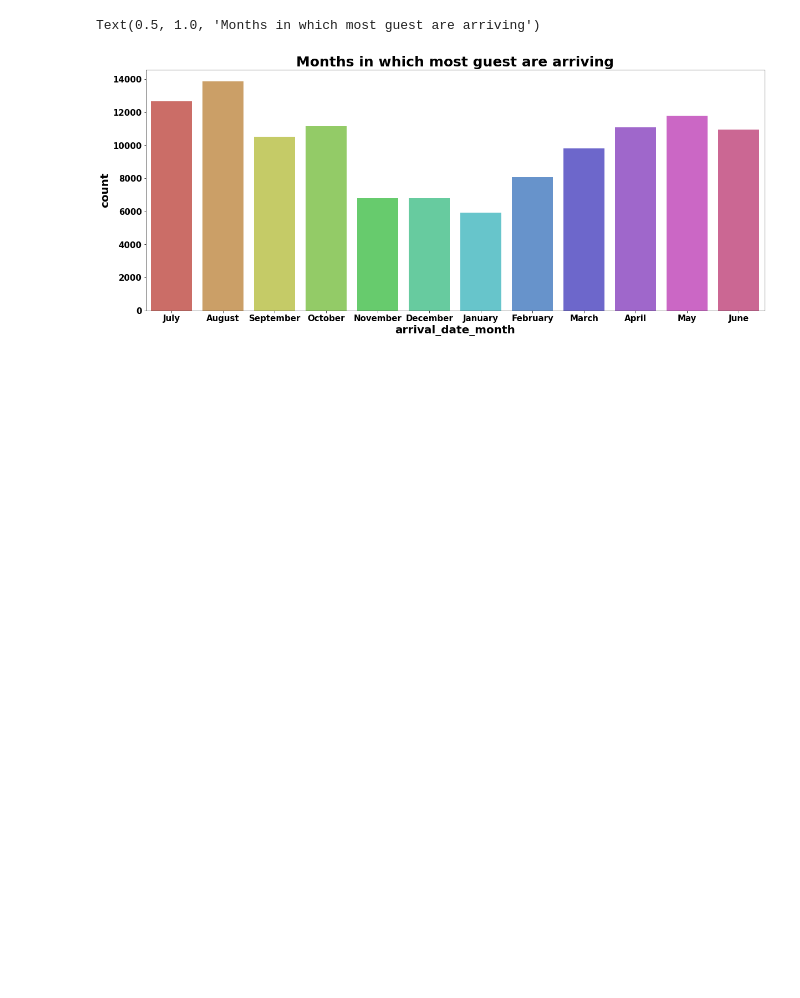
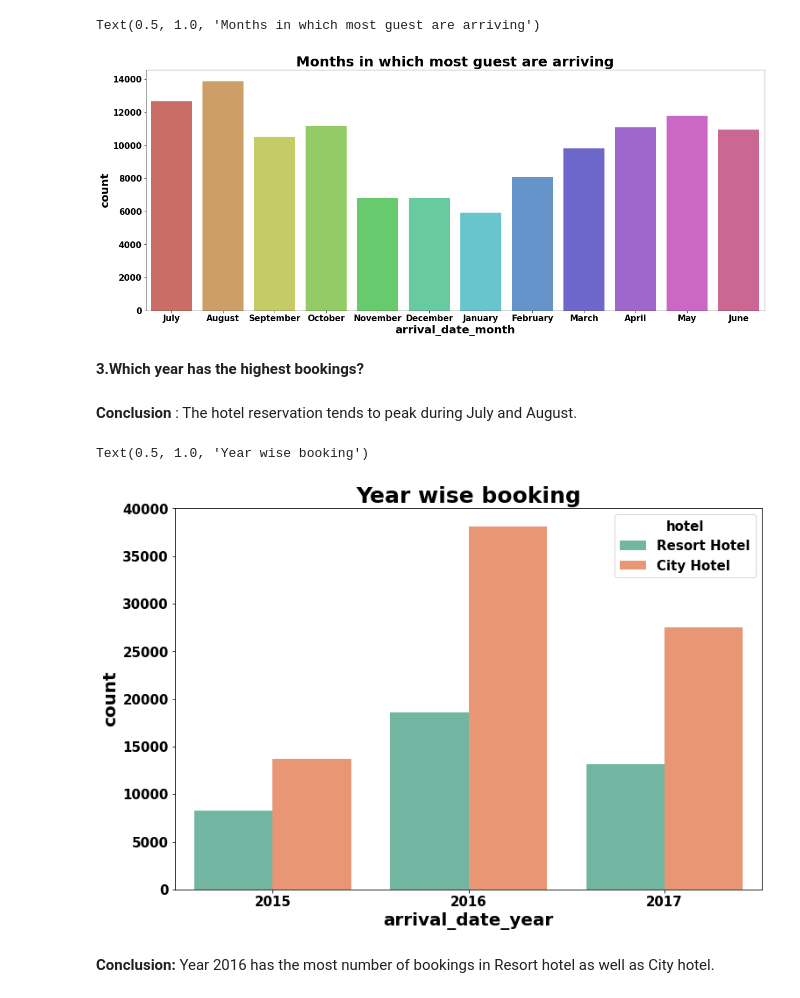
Before and after one commit to priyabodke41/Hotel-booking-analysis, a Jupyter notebook: Hotel_Booking_Analysis_Capstone_Project.ipynb, the cells around one changed output. Cells and saved outputs as stored; diff of their text form; code cells hidden in the pictures; blank space fills up the shorter version.

```diff
--- a/Hotel_Booking_Analysis_Capstone_Project.ipynb
+++ b/Hotel_Booking_Analysis_Capstone_Project.ipynb
@@ -242,3 +242,17 @@ plt.title('Months in which most guest are arriving')
 # %% [output]
 Text(0.5, 1.0, 'Months in which most guest are arriving')
 [figure]
+# %% [markdown]
+**3.Which year has the highest bookings?**
+# %% [markdown]
+**Conclusion** : The hotel reservation tends to peak during July and August.
+# %%
+
+plt.figure(figsize=(12,8))
+sns.countplot(hoteldf.arrival_date_year,hue=hoteldf.hotel,palette='Set2')
+plt.title('Year wise booking')
+# %% [output]
+Text(0.5, 1.0, 'Year wise booking')
+[figure, added]
+# %% [markdown]
+**Conclusion:** Year 2016 has the most number of bookings in Resort hotel as well as City hotel.
```
Also changed, not shown: parts of 1 cell of this notebook.
